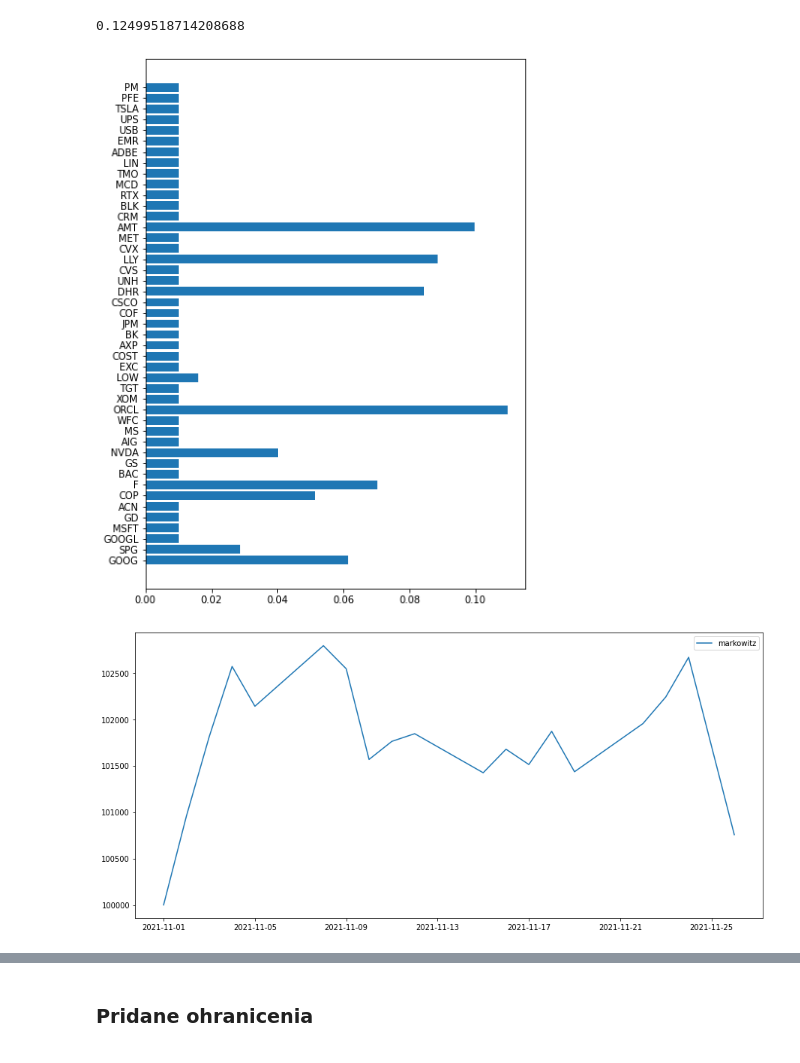
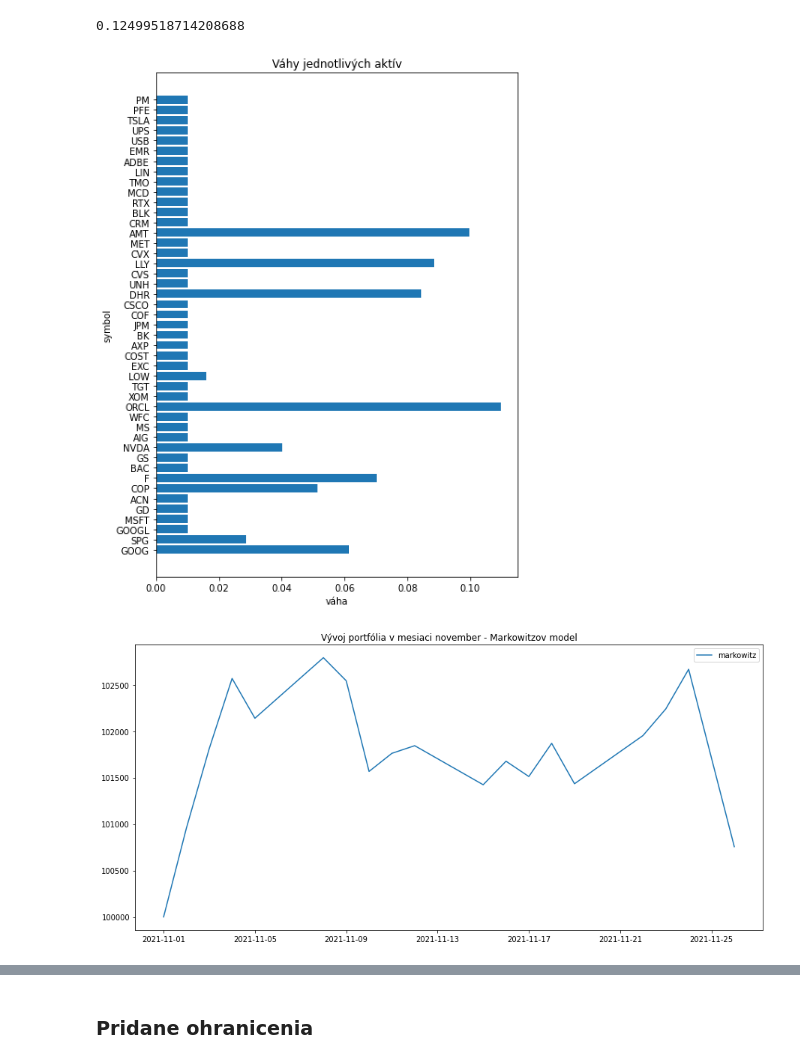
Before and after one commit to TheKompot/FinMatproject, a Jupyter notebook: markowitz_portfolio.ipynb, the cells around one changed output, grey strips where cells are left out. Cells and saved outputs as stored; diff of their text form; code cells hidden in the pictures.

```diff
--- a/markowitz_portfolio.ipynb
+++ b/markowitz_portfolio.ipynb
@@ -128,16 +128,20 @@ final_v
 # %%
 plt.figure(figsize=(7,10))
 plt.barh(stocks.columns,w_opt.x)
+plt.title('Váhy jednotlivých aktív')
+plt.ylabel('symbol')
+plt.xlabel('váha')
 plt.show()
 # %% [output]
-[figure, old version]
+[figure, new version]
 # %%
 fig,ax = plt.subplots(figsize=(15,7))
 validate(w_opt.x, ax, 'markowitz')
 plt.legend()
+plt.title("Vývoj portfólia v mesiaci november - Markowitzov model")
 plt.show()
 # %% [output]
-[figure, old version]
+[figure, new version]
 # %%
 plot_sectors(w_opt.x)
 # %%
```
Also changed, not shown: parts of 3 cells of this notebook, 1 other file.
